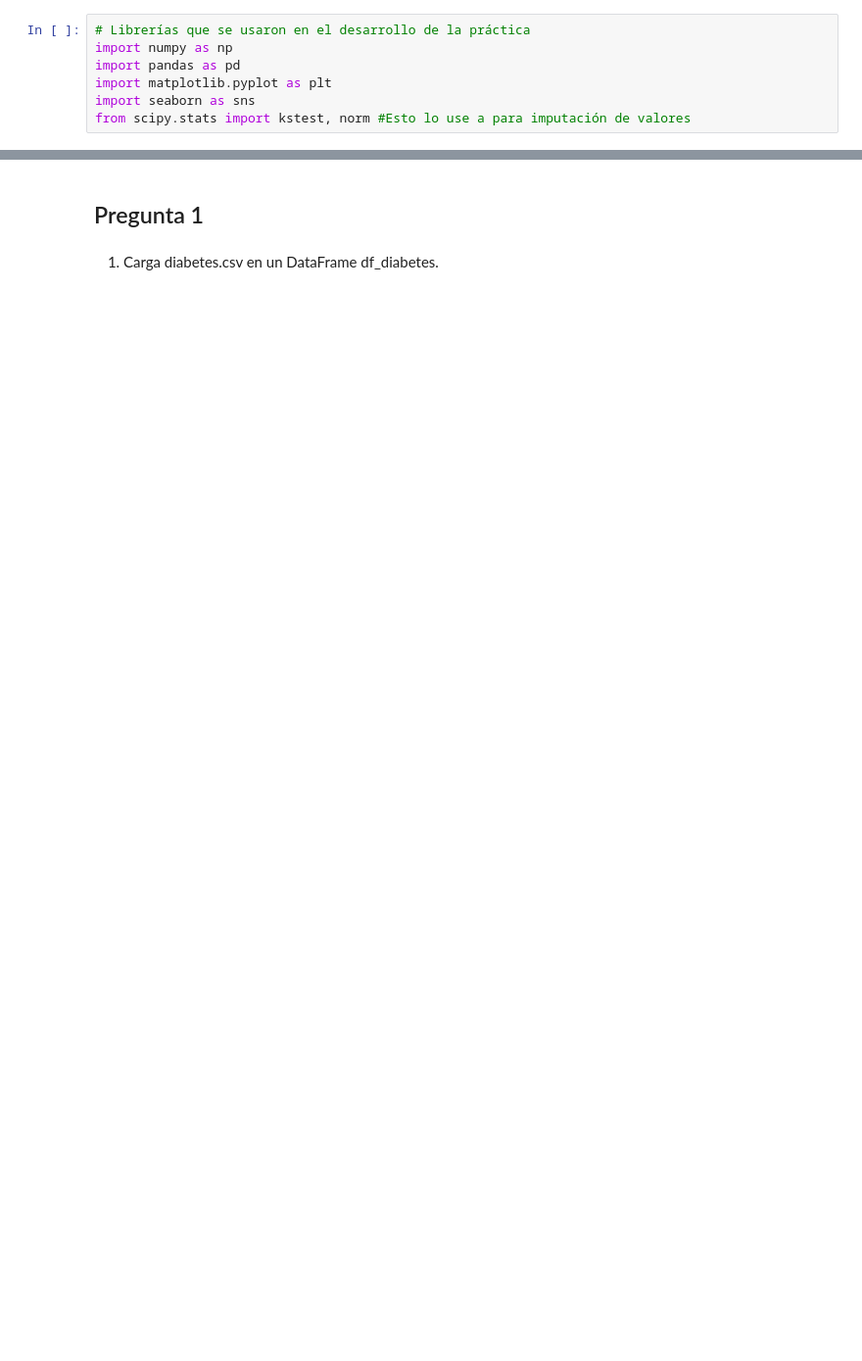
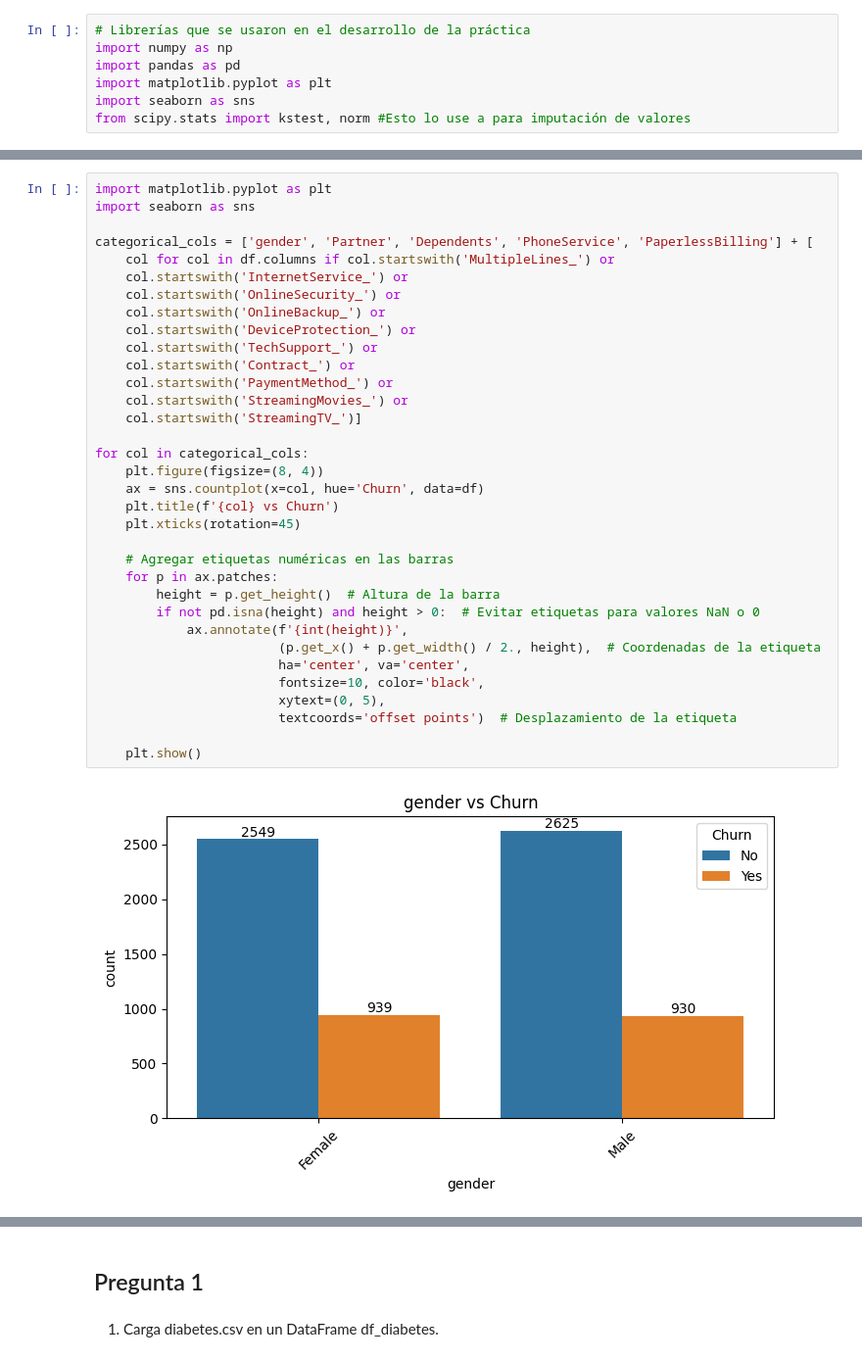
Before and after one commit to BrajanNieto/Tareas_Programacion101_BrajanNieto, a Jupyter notebook: 90_Examen9_Programacion 101 GRUPO 3.ipynb, the cells around one changed output, grey strips where cells are left out. Shown at 98% size. Drawn from its saved outputs; the diff is of its cells as text; blank space fills up the shorter version.

```diff
--- a/90_Examen9_Programacion 101 GRUPO 3.ipynb
+++ b/90_Examen9_Programacion 101 GRUPO 3.ipynb
@@ -26,0 +157,36 @@ from scipy.stats import kstest, norm #Esto lo use a para imputación de valores
+# %%
+import matplotlib.pyplot as plt
+import seaborn as sns
+
+categorical_cols = ['gender', 'Partner', 'Dependents', 'PhoneService', 'PaperlessBilling'] + [
+    col for col in df.columns if col.startswith('MultipleLines_') or
+    col.startswith('InternetService_') or
+    col.startswith('OnlineSecurity_') or
+    col.startswith('OnlineBackup_') or
+    col.startswith('DeviceProtection_') or
+    col.startswith('TechSupport_') or
+    col.startswith('Contract_') or
+    col.startswith('PaymentMethod_') or
+    col.startswith('StreamingMovies_') or
+    col.startswith('StreamingTV_')]
+
+for col in categorical_cols:
+    plt.figure(figsize=(8, 4))
+    ax = sns.countplot(x=col, hue='Churn', data=df)
+    plt.title(f'{col} vs Churn')
+    plt.xticks(rotation=45)
+
+    # Agregar etiquetas numéricas en las barras
+    for p in ax.patches:
+        height = p.get_height()  # Altura de la barra
+        if not pd.isna(height) and height > 0:  # Evitar etiquetas para valores NaN o 0
+            ax.annotate(f'{int(height)}',
+                        (p.get_x() + p.get_width() / 2., height),  # Coordenadas de la etiqueta
+                        ha='center', va='center',
+                        fontsize=10, color='black',
+                        xytext=(0, 5),
+                        textcoords='offset points')  # Desplazamiento de la etiqueta
+
+    plt.show()
+# %% [output]
+[figure, added]
```
Also changed, not shown: parts of 31 cells of this notebook.
